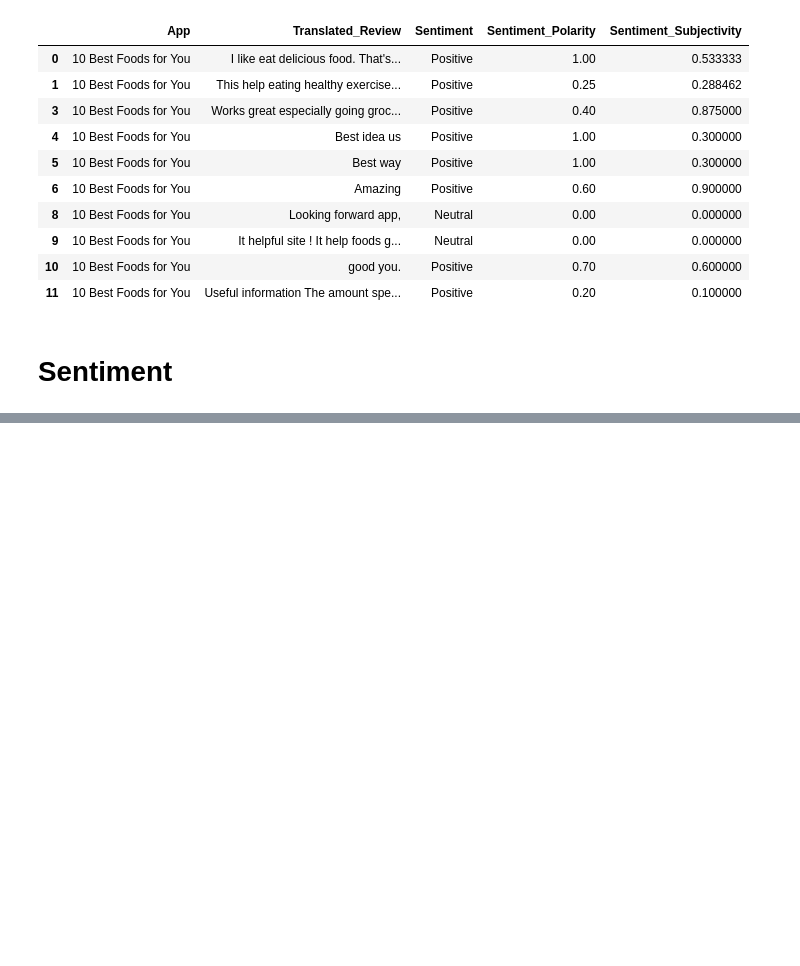
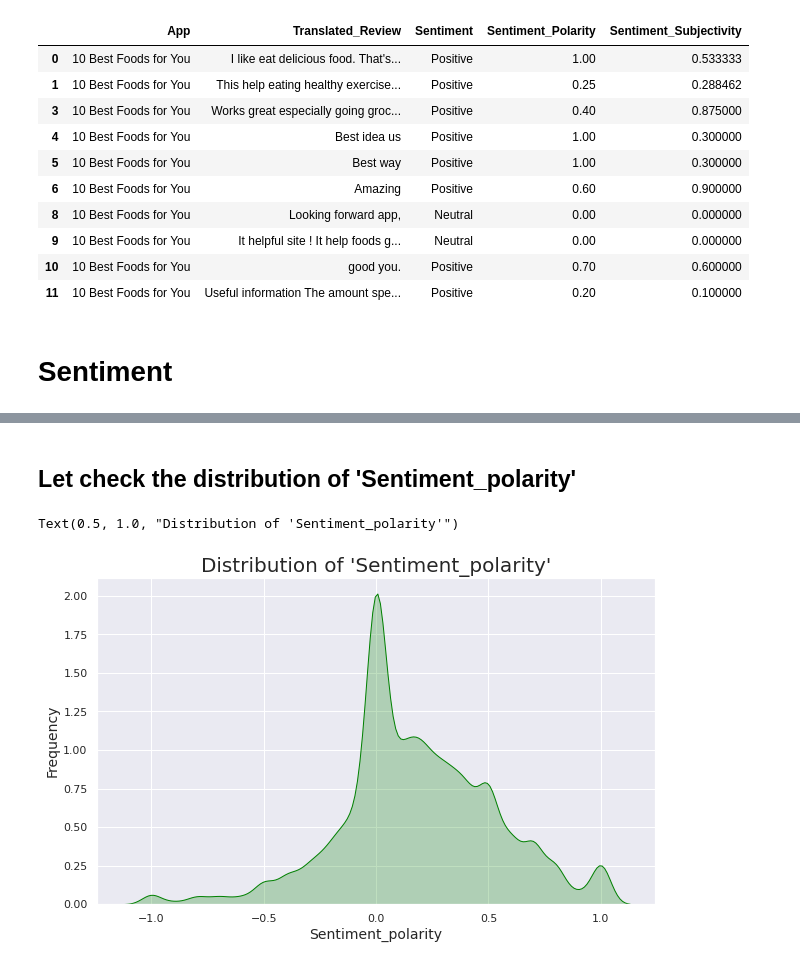
Before and after one commit to kuldeep-sngh/Play-Store-App-Review-Analysis, a Jupyter notebook: Play_Store_App_Review_Analysis_colab_notebook.ipynb, the cells around one changed output, grey strips where cells are left out. Cells and saved outputs as stored; diff of their text form; code cells hidden in the pictures; blank space fills up the shorter version.

```diff
--- a/Play_Store_App_Review_Analysis_colab_notebook.ipynb
+++ b/Play_Store_App_Review_Analysis_colab_notebook.ipynb
@@ -1019,0 +1138,12 @@ review_df.head(10)
+# %% [markdown]
+## Let check the distribution of **'Sentiment_polarity'**
+# %%
+# plot displot to check the distribution of 'Sentiment_polarity' of the data frame
+plt.figure(figsize=(10,6))
+graph = sns.kdeplot(review_df.Sentiment_Polarity, color="green", shade = True)
+plt.xlabel("Sentiment_polarity" , size = 14)
+plt.ylabel("Frequency" , size = 14)
+plt.title("Distribution of 'Sentiment_polarity'",size = 20)
+# %% [output]
+Text(0.5, 1.0, "Distribution of 'Sentiment_polarity'")
+[figure, added]
```
Also changed, not shown: parts of 17 cells of this notebook.
